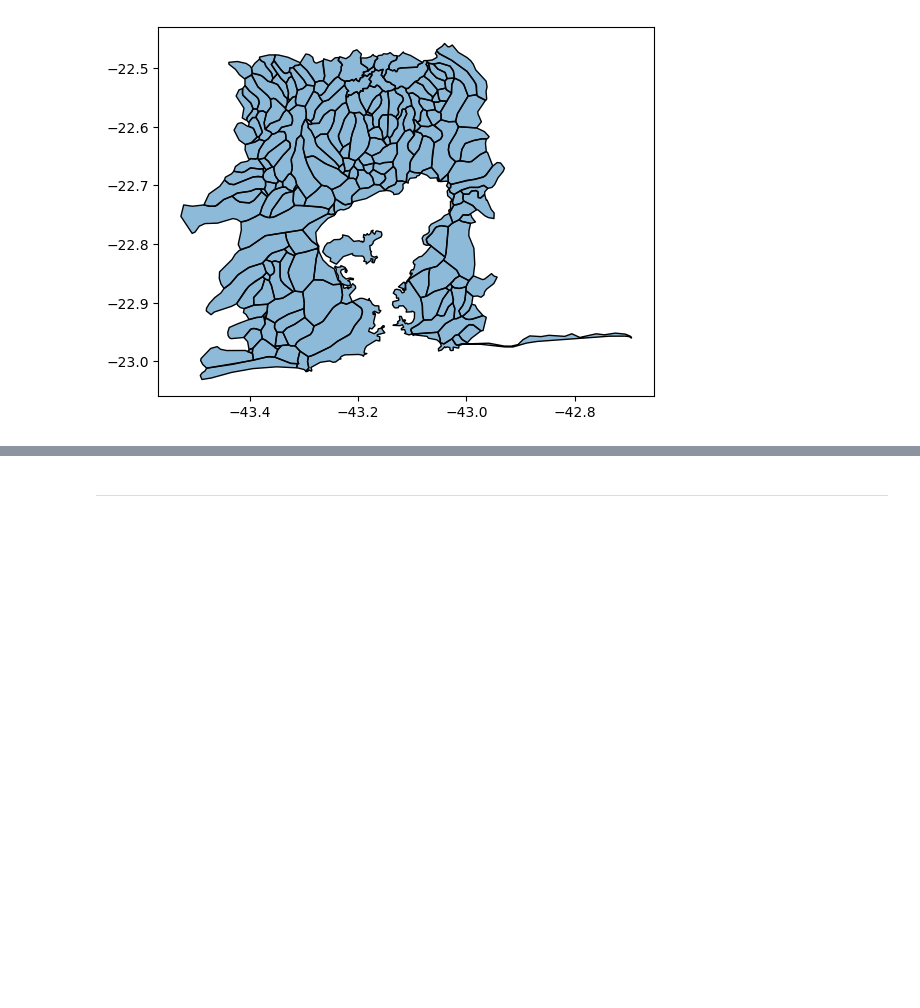
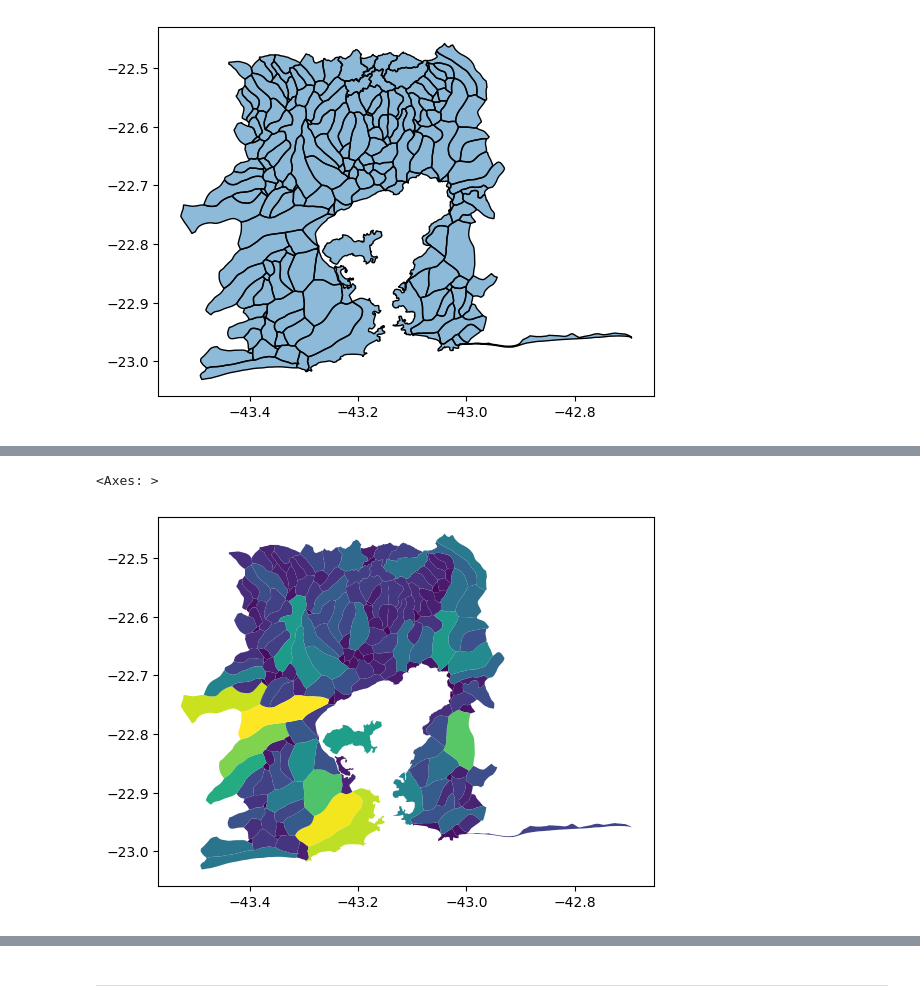
Before and after one commit to felixschulz385/river-pollution-brazil, a Jupyter notebook: code/experiments/land_cover.ipynb, the cells around one changed output, grey strips where cells are left out. Cells and saved outputs as stored; diff of their text form; code cells hidden in the pictures; blank space fills up the shorter version.

```diff
--- a/code/experiments/land_cover.ipynb
+++ b/code/experiments/land_cover.ipynb
@@ -339,6 +65,11 @@ merged_subset = pd.merge(
     land_cover_subset,
     on="trench_id"
 )
+# %%
+merged_subset.plot(column="land_cover_total")
+# %% [output]
+<Axes: >
+[figure, added]
 # %%
 import matplotlib.pyplot as plt
 fig, ax = plt.subplots(1, 3, figsize=(20, 5))
```
Also changed, not shown: parts of 55 cells of this notebook, 26 other files.
